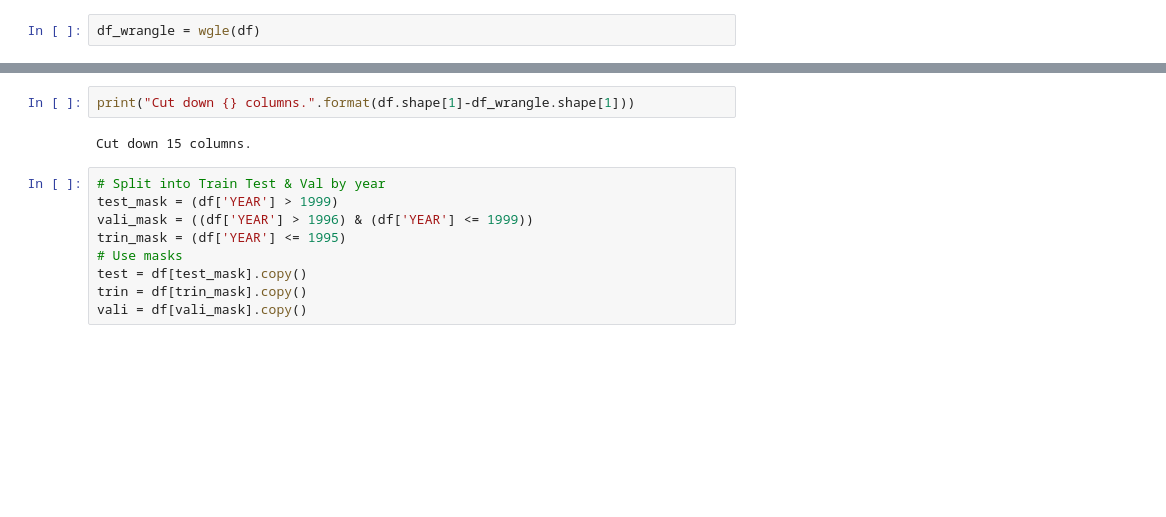
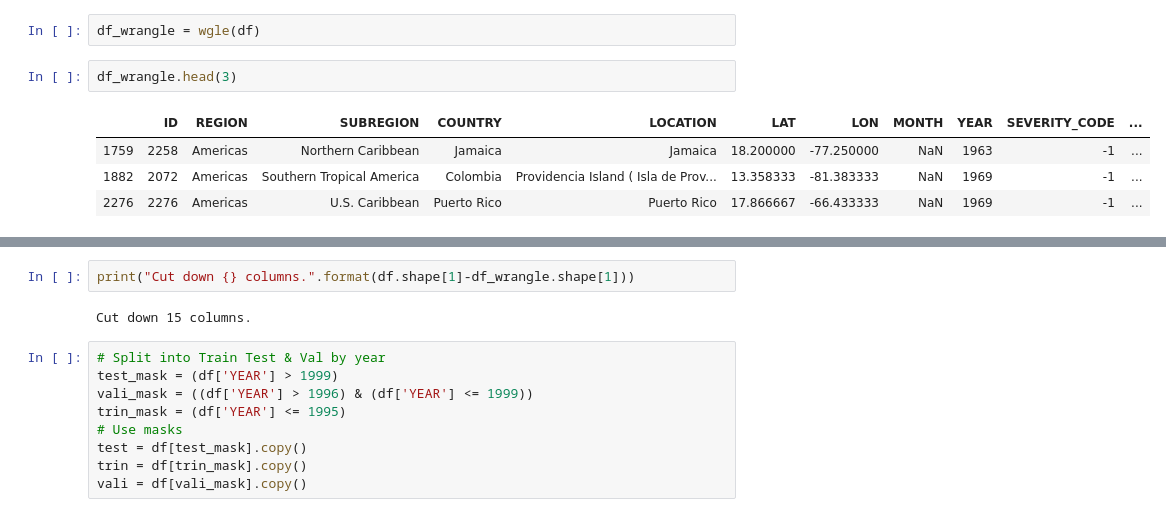
Before and after one commit to jeibloo/Coral-Death, a Jupyter notebook: notebooks/main.ipynb, the cells around one changed output, grey strips where cells are left out. Saved outputs shown, nothing was run; the diff lists cells and outputs as text; blank space fills up the shorter version.

```diff
--- a/notebooks/main.ipynb
+++ b/notebooks/main.ipynb
@@ -68,3 +68,10 @@ df.profile_report()
 [interactive output not drawn]
 # %%
 df_wrangle = wgle(df)
+# %%
+df_wrangle.head(3)
+# %% [output]
+|  | ID | REGION | SUBREGION | COUNTRY | LOCATION | LAT | LON | MONTH | YEAR | SEVERITY_CODE | ... |
+| 1759 | 2258 | Americas | Northern Caribbean | Jamaica | Jamaica | 18.200000 | -77.250000 | NaN | 1963 | -1 | ... |
+| 1882 | 2072 | Americas | Southern Tropical America | Colombia | Providencia Island ( Isla de Prov... | 13.358333 | -81.383333 | NaN | 1969 | -1 | ... |
+| 2276 | 2276 | Americas | U.S. Caribbean | Puerto Rico | Puerto Rico | 17.866667 | -66.433333 | NaN | 1969 | -1 | ... |
```
Also changed, not shown: parts of 1 cell of this notebook, 3 other files.
